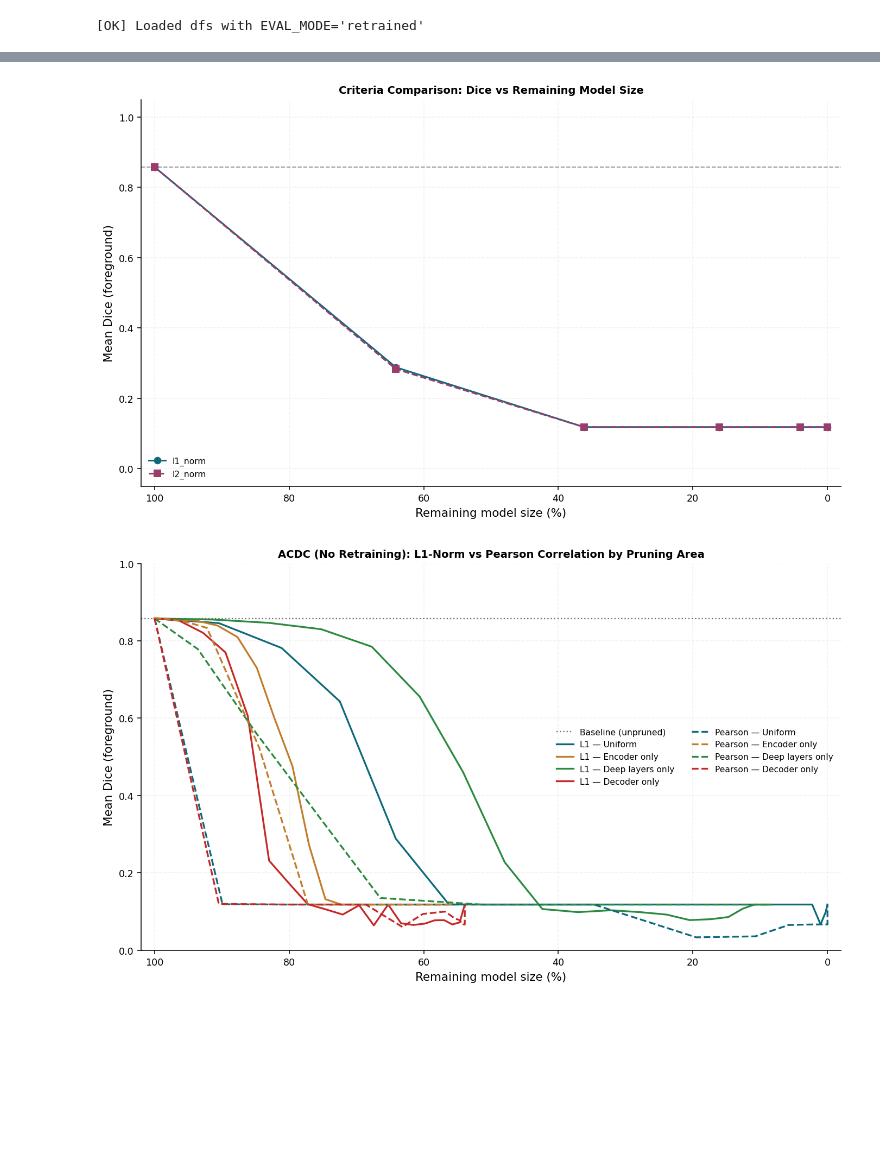
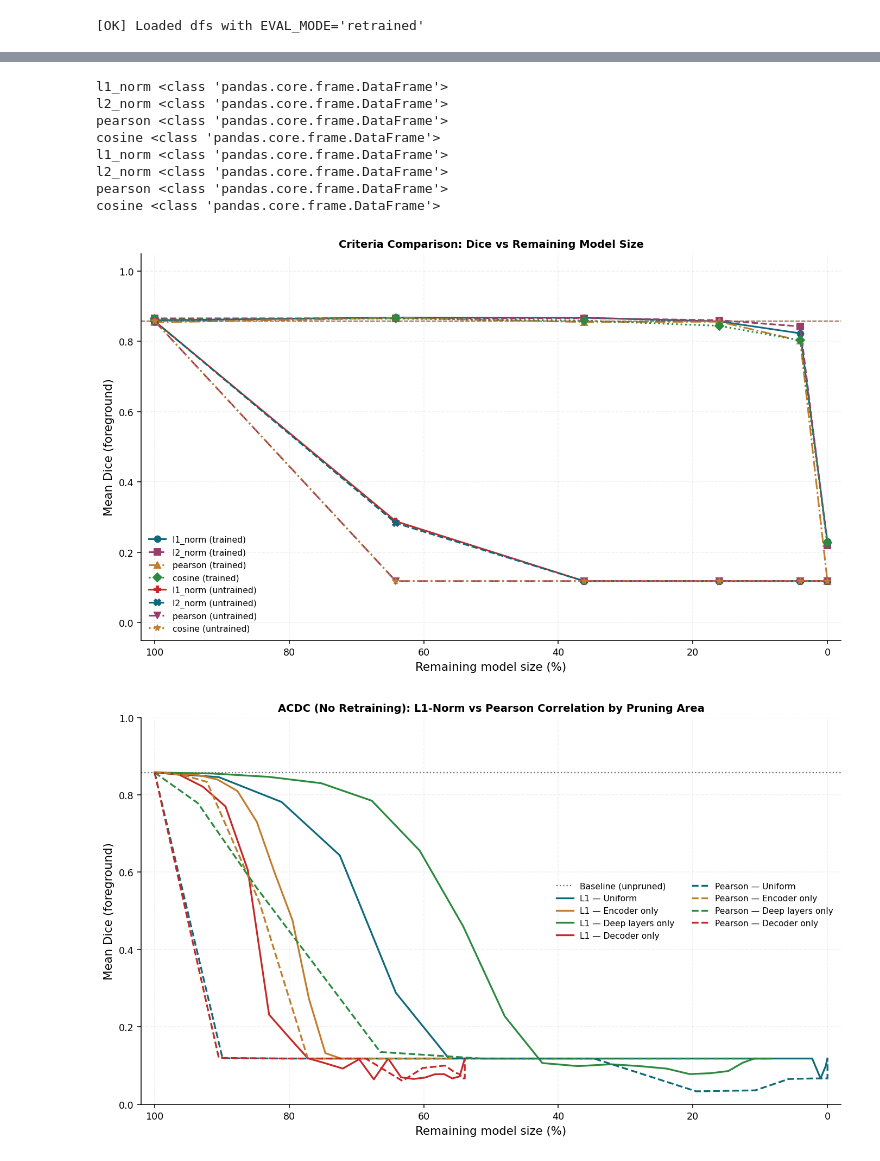
Before and after one commit to TijmenToxopeus/basic_UNet, a Jupyter notebook: src/notebooks/metrics_plots.ipynb, the cells around one changed output, grey strips where cells are left out. Cells and saved outputs as stored; diff of their text form; code cells hidden in the pictures; blank space fills up the shorter version.

```diff
--- a/src/notebooks/metrics_plots.ipynb
+++ b/src/notebooks/metrics_plots.ipynb
@@ -262,9 +262,11 @@ df_partial_corr_MM_encoder = make_encoder_df(
 
 df_l1_norm = load_experiment_eval_df("exp81_compare_importance", required_substring="l1_norm")
 df_l2_norm = load_experiment_eval_df("exp81_compare_importance", required_substring="l2_norm")
+df_pearson = load_experiment_eval_df("exp82_compare_redundancy", required_substring="corr")
+df_cosine = load_experiment_eval_df("exp82_compare_redundancy", required_substring="cos")
 
 pd.set_option("display.max_rows", None)
-display(df_partial_corr_MM_encoder)
+display(df_pearson)
 
 
 # ============================================================
@@ -312,9 +314,11 @@ dfs_untrained = {
     },
 }
 
-criteria_dfs = {
+criteria_dfs_untrained = {
     "l1_norm": df_l1_norm,
     "l2_norm": df_l2_norm,
+    "pearson": df_pearson,
+    "cosine": df_cosine,
 }
 
 print(f"[OK] Loaded dfs with EVAL_MODE={EVAL_MODE!r}")
@@ -603,6 +597,8 @@ df_partial_corr_MM_encoder = make_encoder_df(
 
 df_l1_norm = load_experiment_eval_df("exp81_compare_importance", required_substring="l1_norm")
 df_l2_norm = load_experiment_eval_df("exp81_compare_importance", required_substring="l2_norm")
+df_pearson = load_experiment_eval_df("exp82_compare_redundancy", required_substring="corr")
+df_cosine = load_experiment_eval_df("exp82_compare_redundancy", required_substring="cos")
 
 pd.set_option("display.max_rows", None)
 display(df_partial_corr_MM_encoder)
@@ -653,9 +649,11 @@ dfs_trained = {
     },
 }
 
-criteria_dfs = {
+criteria_dfs_trained = {
     "l1_norm": df_l1_norm,
     "l2_norm": df_l2_norm,
+    "pearson": df_pearson,
+    "cosine": df_cosine,
 }
 
 print(f"[OK] Loaded dfs with EVAL_MODE={EVAL_MODE!r}")
@@ -1146,8 +1144,8 @@ plot_experiment_dfs(
 # %%
 # Dice plot for criteria_dfs (same style as cell 2)
 
-if "criteria_dfs" not in globals():
-    raise NameError("criteria_dfs is not defined. Create it first, then run this cell.")
+# if "criteria_dfs" not in globals():
+#     raise NameError("criteria_dfs is not defined. Create it first, then run this cell.")
 
 
 def _flatten_criteria_dfs(obj):
@@ -1155,36 +1153,51 @@ def _flatten_criteria_dfs(obj):
     Accepts either:
       - {label: DataFrame}
       - {group: {label: DataFrame}}
     and returns {flat_label: DataFrame}.
     """
     flat = {}
 
     if not isinstance(obj, dict):
         raise TypeError("criteria_dfs must be a dict.")
 
     for k, v in obj.items():
+        print(k, type(v))
         if isinstance(v, pd.DataFrame):
             flat[str(k)] = v
         elif isinstance(v, dict):
             for k2, v2 in v.items():
                 if isinstance(v2, pd.DataFrame):
                     flat[f"{k} — {k2}"] = v2
 
     if not flat:
         raise ValueError("No DataFrames found inside criteria_dfs.")
 
     return flat
 
 
-criteria_plot_dfs = _flatten_criteria_dfs(criteria_dfs)
+criteria_plot_dfs_trained = _flatten_criteria_dfs(criteria_dfs_trained)
+criteria_plot_dfs_untrained = _flatten_criteria_dfs(criteria_dfs_untrained)
+
+combined_criteria_plot_dfs = {
+    **{f"{k} (trained)": v for k, v in criteria_plot_dfs_trained.items()},
+    **{f"{k} (untrained)": v for k, v in criteria_plot_dfs_untrained.items()},
+}
 
 plot_experiment_dfs(
-    criteria_plot_dfs,
+    combined_criteria_plot_dfs,
     include_baseline_point=True,
     title="Criteria Comparison: Dice vs Remaining Model Size",
 )
 # %% [output]
+l1_norm <class 'pandas.core.frame.DataFrame'>
+l2_norm <class 'pandas.core.frame.DataFrame'>
+pearson <class 'pandas.core.frame.DataFrame'>
+cosine <class 'pandas.core.frame.DataFrame'>
+l1_norm <class 'pandas.core.frame.DataFrame'>
+l2_norm <class 'pandas.core.frame.DataFrame'>
+pearson <class 'pandas.core.frame.DataFrame'>
+cosine <class 'pandas.core.frame.DataFrame'>
-[figure, old version]
+[figure, new version]
 # %%
 # ACDC only: 8-line Dice plot (methods x pruning areas)
 import matplotlib.pyplot as plt
```
Also changed, not shown: parts of 3 cells of this notebook, 1 other file.
